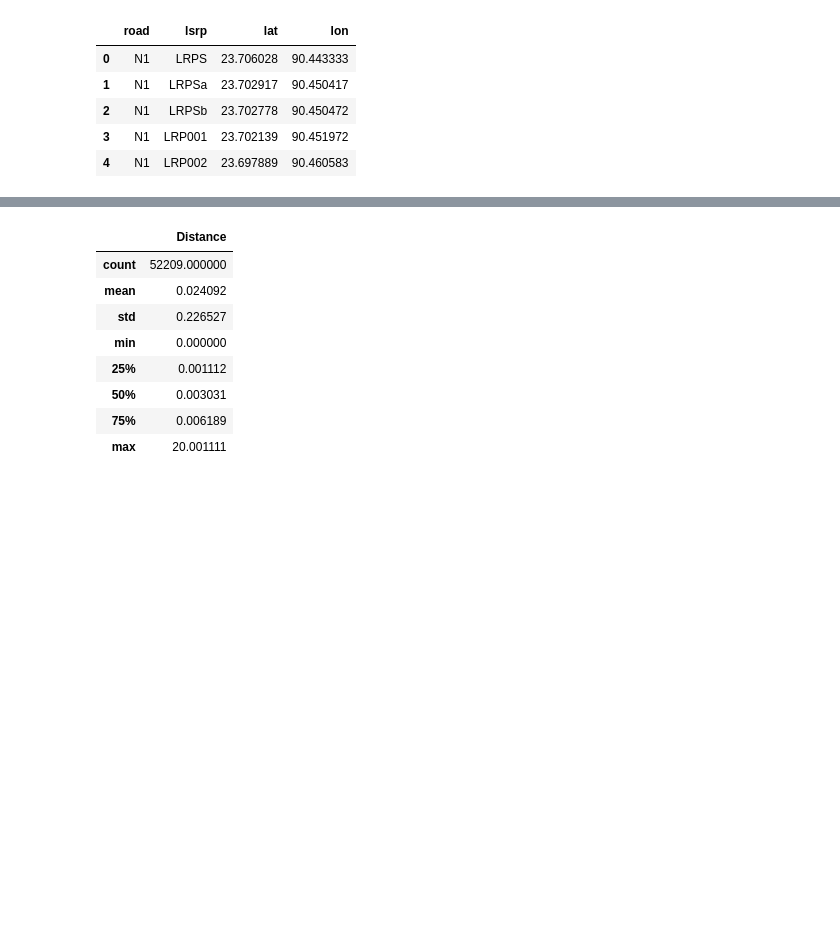
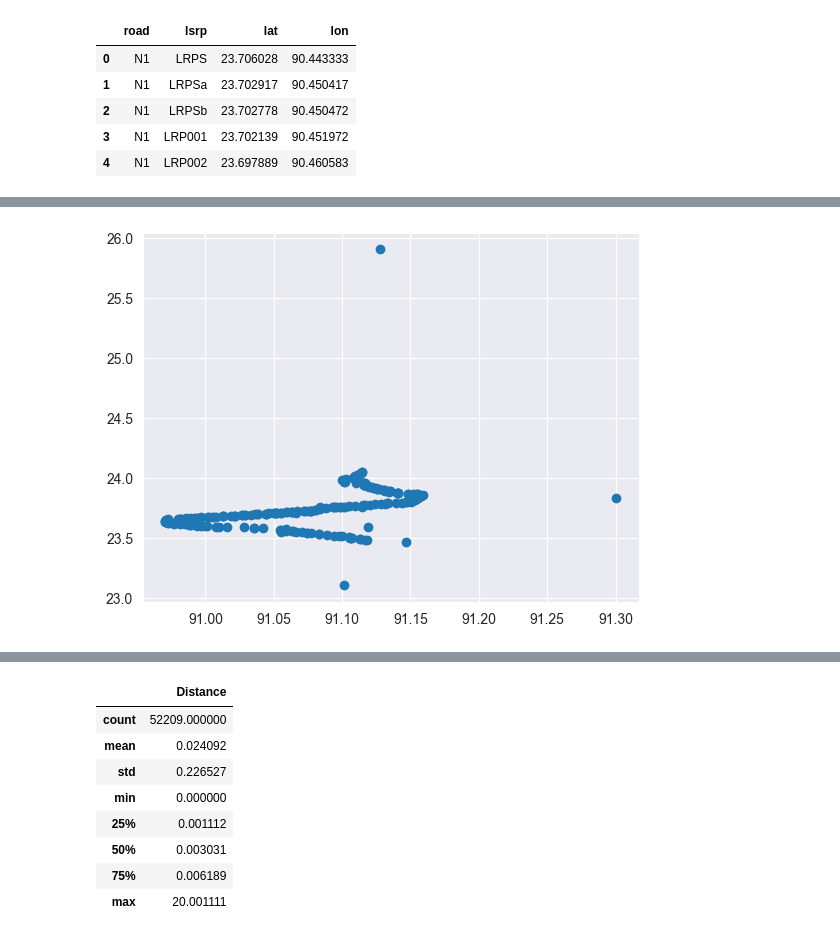
Before and after one commit to Anne-JS/advanced_simulation, a Jupyter notebook: Assignment 1 Julian.ipynb, the cells around one changed output, grey strips where cells are left out. Drawn from its saved outputs; the diff is of its cells as text; code cells hidden in the pictures; blank space fills up the shorter version.

```diff
--- a/Assignment 1 Julian.ipynb
+++ b/Assignment 1 Julian.ipynb
@@ -46,0 +56,6 @@ plt.show()
+# %%
+df_N102 = df_restructured[df_restructured['road'] == 'N102']
+plt.scatter(df_N102['lon'], df_N102['lat'])
+plt.show()
+# %% [output]
+[figure, added]
```
Also changed, not shown: parts of 3 cells of this notebook, 1 other file.
